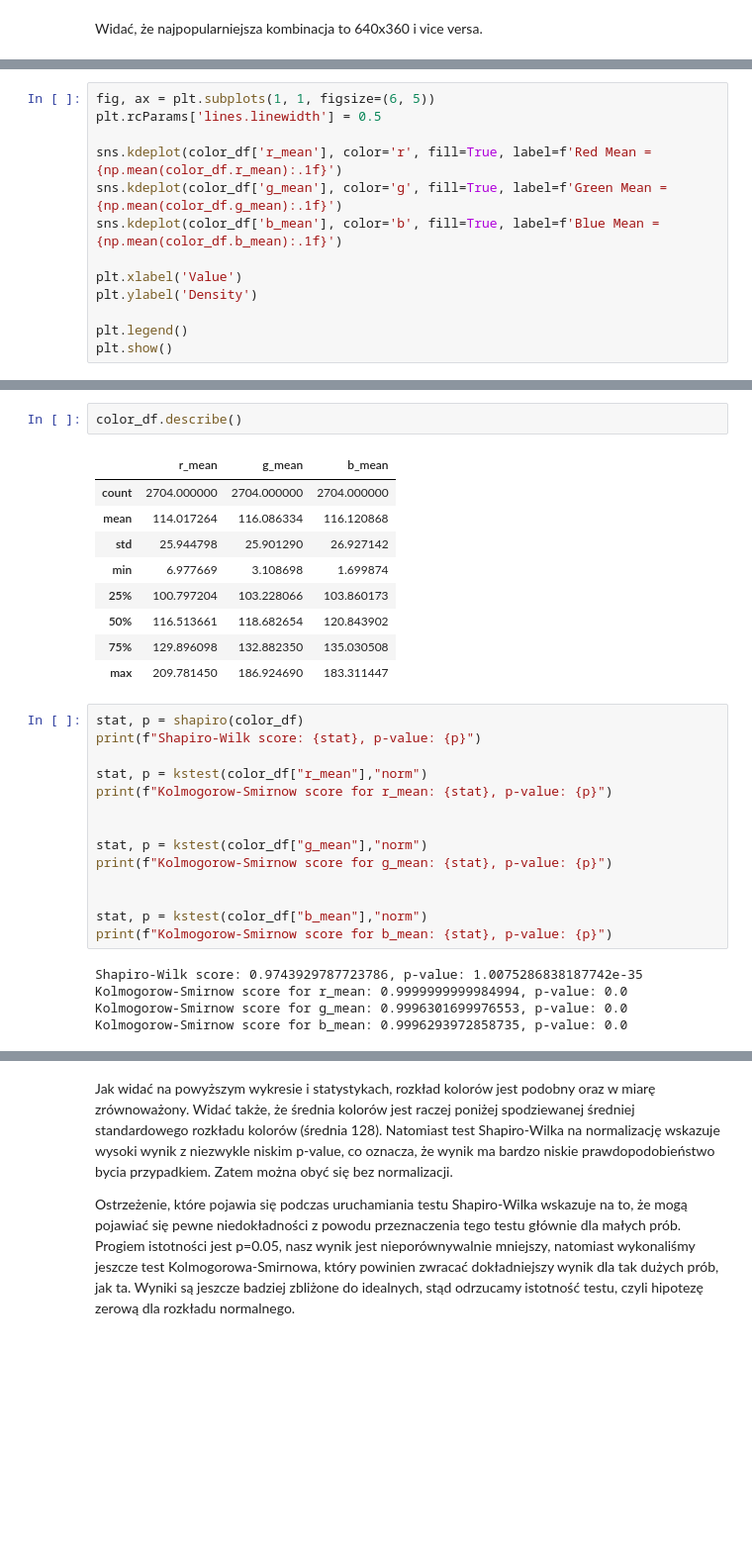
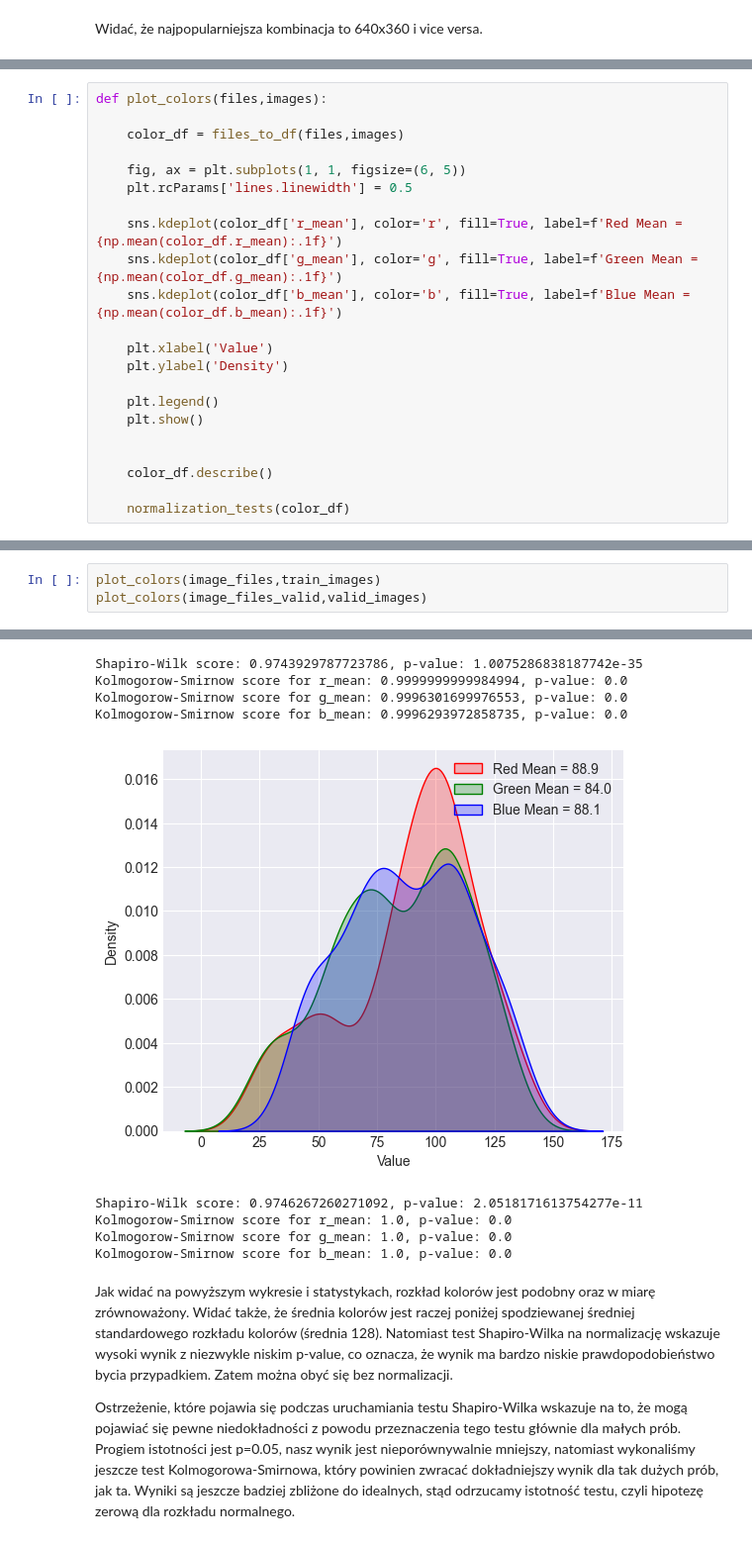
Before and after one commit to michaljurzak1/Vehicle-Images-Detection, a Jupyter notebook: eda.ipynb, the cells around one changed output, grey strips where cells are left out. Shown at 99% size. Cells and saved outputs as stored; diff of their text form; blank space fills up the shorter version.

```diff
--- a/eda.ipynb
+++ b/eda.ipynb
@@ -191,13 +265,22 @@ color_df['b_mean'] = mean_b_values
 # %%
-fig, ax = plt.subplots(1, 1, figsize=(6, 5))
-plt.rcParams['lines.linewidth'] = 0.5
+def plot_colors(files,images):
 
-sns.kdeplot(color_df['r_mean'], color='r', fill=True, label=f'Red Mean = {np.mean(color_df.r_mean):.1f}')
-sns.kdeplot(color_df['g_mean'], color='g', fill=True, label=f'Green Mean = {np.mean(color_df.g_mean):.1f}')
-sns.kdeplot(color_df['b_mean'], color='b', fill=True, label=f'Blue Mean = {np.mean(color_df.b_mean):.1f}')
+    color_df = files_to_df(files,images)
 
-plt.xlabel('Value')
-plt.ylabel('Density')
+    fig, ax = plt.subplots(1, 1, figsize=(6, 5))
+    plt.rcParams['lines.linewidth'] = 0.5
 
-plt.legend()
-plt.show()
+    sns.kdeplot(color_df['r_mean'], color='r', fill=True, label=f'Red Mean = {np.mean(color_df.r_mean):.1f}')
+    sns.kdeplot(color_df['g_mean'], color='g', fill=True, label=f'Green Mean = {np.mean(color_df.g_mean):.1f}')
+    sns.kdeplot(color_df['b_mean'], color='b', fill=True, label=f'Blue Mean = {np.mean(color_df.b_mean):.1f}')
+
+    plt.xlabel('Value')
+    plt.ylabel('Density')
+
+    plt.legend()
+    plt.show()
+
+
+    color_df.describe()
+
+    normalization_tests(color_df)
@@ -206,31 +287,4 @@ plt.show()
-# %%
-color_df.describe()
-# %% [output]
-|  | r_mean | g_mean | b_mean |
-| count | 2704.000000 | 2704.000000 | 2704.000000 |
-| mean | 114.017264 | 116.086334 | 116.120868 |
-| std | 25.944798 | 25.901290 | 26.927142 |
-| min | 6.977669 | 3.108698 | 1.699874 |
-| 25% | 100.797204 | 103.228066 | 103.860173 |
-| 50% | 116.513661 | 118.682654 | 120.843902 |
-| 75% | 129.896098 | 132.882350 | 135.030508 |
-| max | 209.781450 | 186.924690 | 183.311447 |
-# %%
-stat, p = shapiro(color_df)
-print(f"Shapiro-Wilk score: {stat}, p-value: {p}")
-
-stat, p = kstest(color_df["r_mean"],"norm")
-print(f"Kolmogorow-Smirnow score for r_mean: {stat}, p-value: {p}")
-
-
-stat, p = kstest(color_df["g_mean"],"norm")
-print(f"Kolmogorow-Smirnow score for g_mean: {stat}, p-value: {p}")
-
-
-stat, p = kstest(color_df["b_mean"],"norm")
-print(f"Kolmogorow-Smirnow score for b_mean: {stat}, p-value: {p}")
-# %% [output]
-Shapiro-Wilk score: 0.9743929787723786, p-value: 1.0075286838187742e-35
-Kolmogorow-Smirnow score for r_mean: 0.9999999999984994, p-value: 0.0
-Kolmogorow-Smirnow score for g_mean: 0.9996301699976553, p-value: 0.0
-Kolmogorow-Smirnow score for b_mean: 0.9996293972858735, p-value: 0.0
+# %%
+plot_colors(image_files,train_images)
+plot_colors(image_files_valid,valid_images)
+# %% [output]
@@ -237,3 +292,12 @@ Kolmogorow-Smirnow score for b_mean: 0.9996293972858735, p-value: 0.0
+Shapiro-Wilk score: 0.9743929787723786, p-value: 1.0075286838187742e-35
+Kolmogorow-Smirnow score for r_mean: 0.9999999999984994, p-value: 0.0
+Kolmogorow-Smirnow score for g_mean: 0.9996301699976553, p-value: 0.0
+Kolmogorow-Smirnow score for b_mean: 0.9996293972858735, p-value: 0.0
+[figure, added]
+Shapiro-Wilk score: 0.9746267260271092, p-value: 2.0518171613754277e-11
+Kolmogorow-Smirnow score for r_mean: 1.0, p-value: 0.0
+Kolmogorow-Smirnow score for g_mean: 1.0, p-value: 0.0
+Kolmogorow-Smirnow score for b_mean: 1.0, p-value: 0.0
 # %% [markdown]
 Jak widać na powyższym wykresie i statystykach, rozkład kolorów jest podobny oraz w miarę zrównoważony. Widać także, że średnia kolorów jest raczej poniżej spodziewanej średniej standardowego rozkładu kolorów (średnia 128). Natomiast test Shapiro-Wilka na normalizację wskazuje wysoki wynik z niezwykle niskim p-value, co oznacza, że wynik ma bardzo niskie prawdopodobieństwo bycia przypadkiem. Zatem można obyć się bez normalizacji.
 
```
Also changed, not shown: parts of 17 cells of this notebook.
